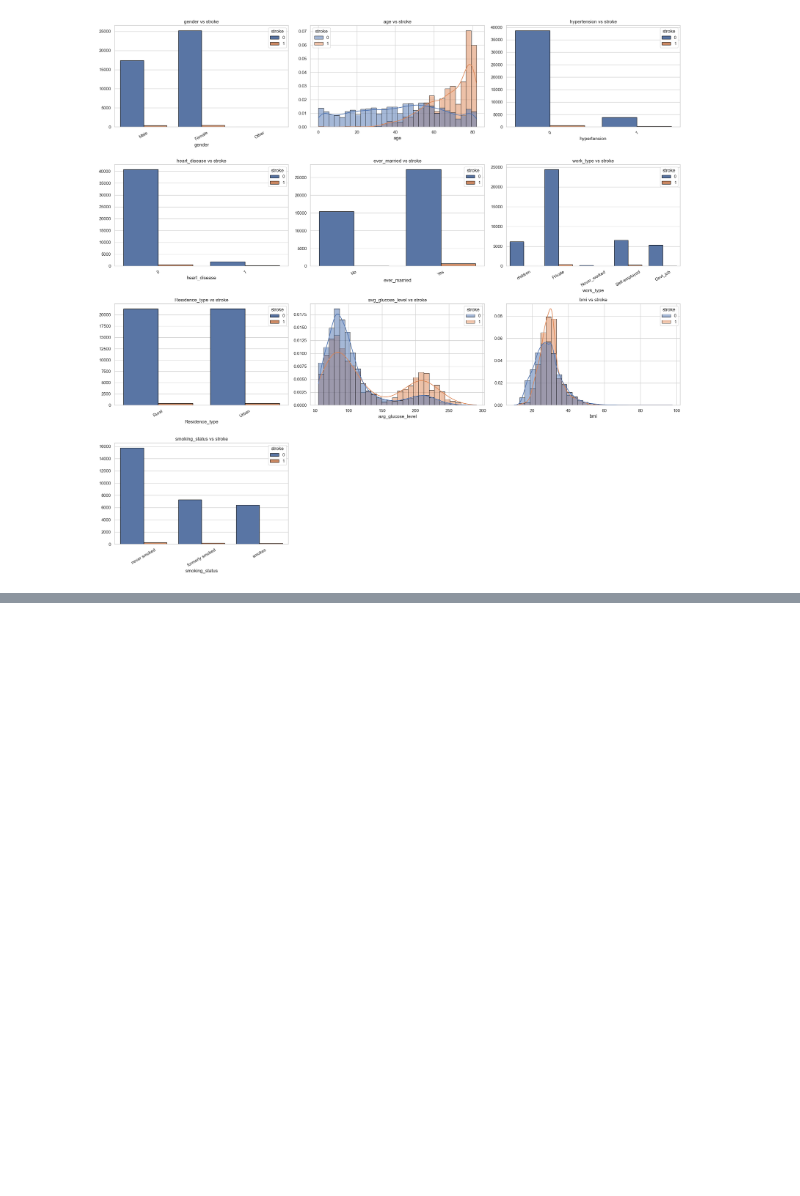
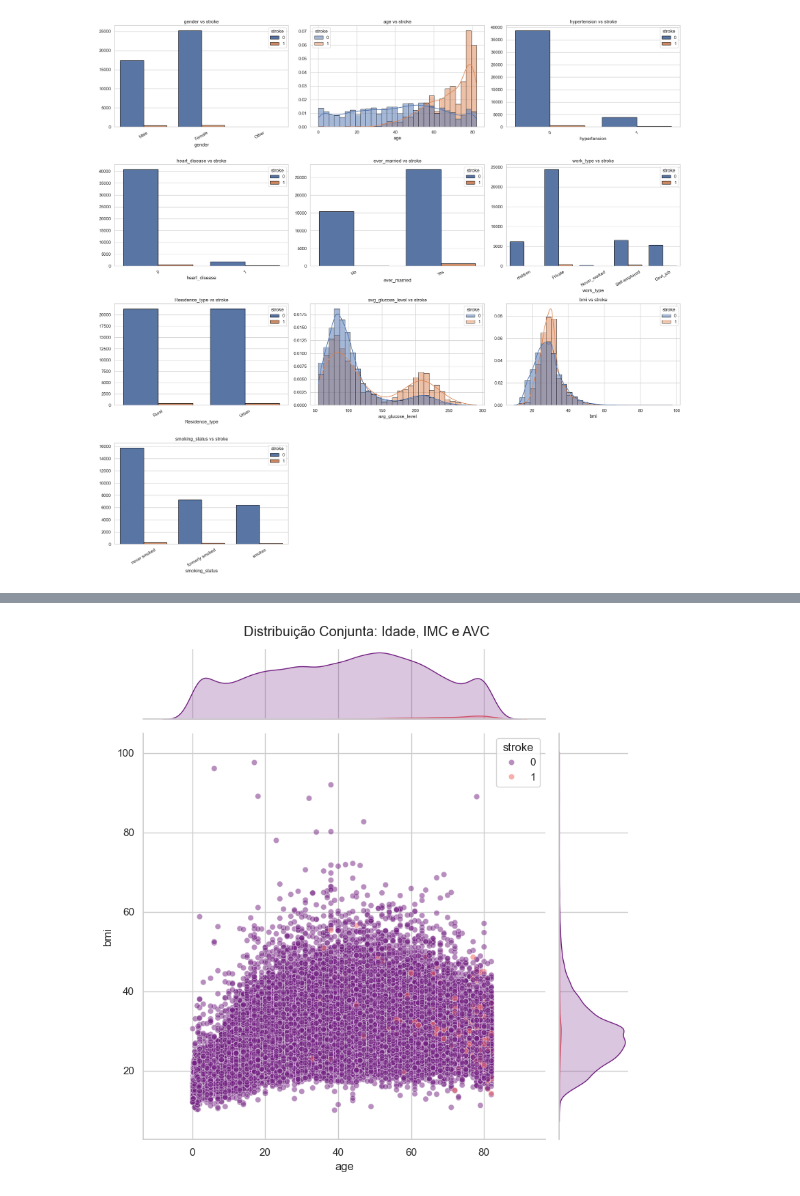
Before and after one commit to StefanieFranco/ML-Classification-Stroke, a Jupyter notebook: modelo_classificacao_stroke.ipynb, the cells around one changed output, grey strips where cells are left out. Cells and saved outputs as stored; diff of their text form; code cells hidden in the pictures; blank space fills up the shorter version.

```diff
--- a/modelo_classificacao_stroke.ipynb
+++ b/modelo_classificacao_stroke.ipynb
@@ -266,0 +287,7 @@ plt.show()
+# %%
+# Joint Plot (Análise Completa)
+sns.jointplot(data=df, x='age', y='bmi', hue='stroke', palette='magma', alpha=0.5, height=8)
+plt.suptitle('Distribuição Conjunta: Idade, IMC e AVC', y=1.02)
+plt.show()
+# %% [output]
+[figure, added]
```
Also changed, not shown: parts of 2 cells of this notebook.
